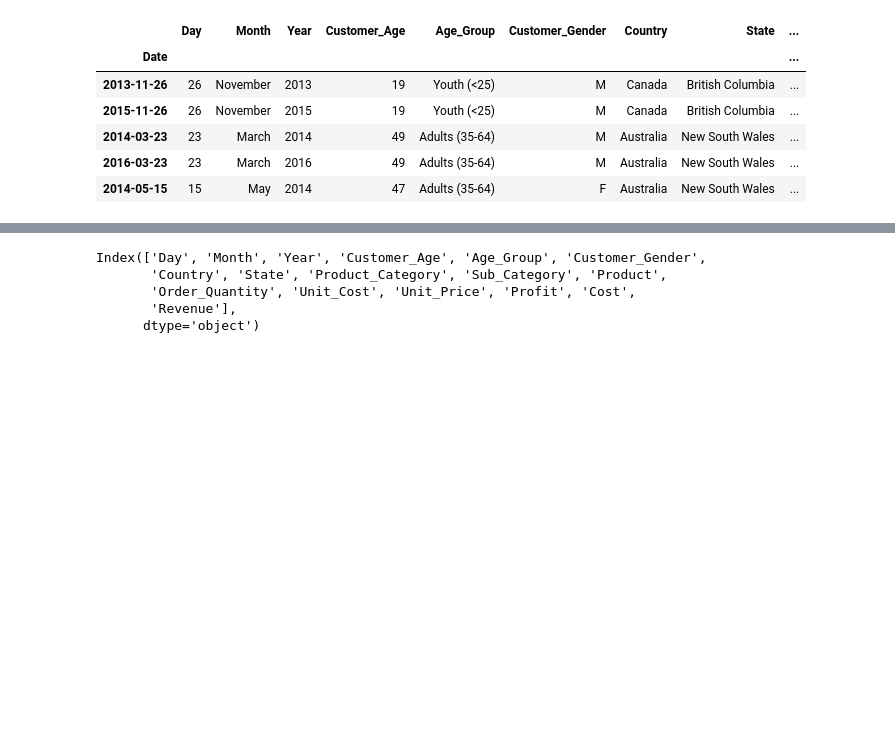
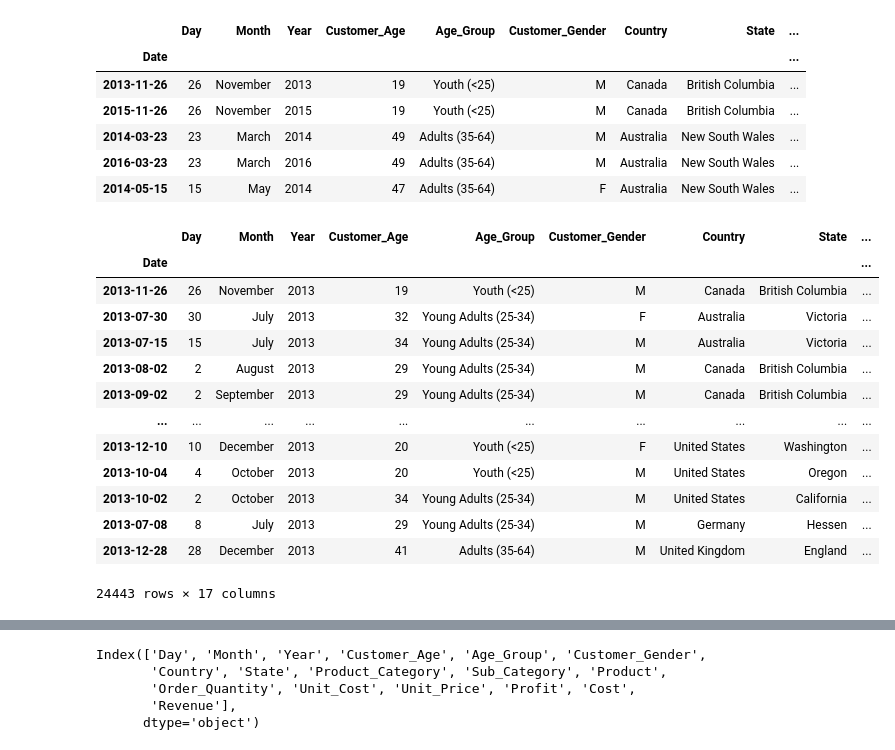
Before and after one commit to StefanLundberg77/ai_engineering_stefan_lundberg, a Jupyter notebook: code-alongs/a1_repetition/bike_sales_EDA.ipynb, the cells around one changed output, grey strips where cells are left out. Drawn from its saved outputs; the diff is of its cells as text; code cells hidden in the pictures; blank space fills up the shorter version.

```diff
--- a/code-alongs/a1_repetition/bike_sales_EDA.ipynb
+++ b/code-alongs/a1_repetition/bike_sales_EDA.ipynb
@@ -12,3 +12,20 @@ df.head()  # Display the first few rows of the dataset
 | 2014-03-23 | 23 | March | 2014 | 49 | Adults (35-64) | M | Australia | New South Wales | ... |
 | 2016-03-23 | 23 | March | 2016 | 49 | Adults (35-64) | M | Australia | New South Wales | ... |
 | 2014-05-15 | 15 | May | 2014 | 47 | Adults (35-64) | F | Australia | New South Wales | ... |
+# %%
+df.loc["2013"]
+# %% [output]
+|  | Day | Month | Year | Customer_Age | Age_Group | Customer_Gender | Country | State | ... |
+| Date |  |  |  |  |  |  |  |  | ... |
+| 2013-11-26 | 26 | November | 2013 | 19 | Youth (<25) | M | Canada | British Columbia | ... |
+| 2013-07-30 | 30 | July | 2013 | 32 | Young Adults (25-34) | F | Australia | Victoria | ... |
+| 2013-07-15 | 15 | July | 2013 | 34 | Young Adults (25-34) | M | Australia | Victoria | ... |
+| 2013-08-02 | 2 | August | 2013 | 29 | Young Adults (25-34) | M | Canada | British Columbia | ... |
+| 2013-09-02 | 2 | September | 2013 | 29 | Young Adults (25-34) | M | Canada | British Columbia | ... |
+| ... | ... | ... | ... | ... | ... | ... | ... | ... | ... |
+| 2013-12-10 | 10 | December | 2013 | 20 | Youth (<25) | F | United States | Washington | ... |
+| 2013-10-04 | 4 | October | 2013 | 20 | Youth (<25) | M | United States | Oregon | ... |
+| 2013-10-02 | 2 | October | 2013 | 34 | Young Adults (25-34) | M | United States | California | ... |
+| 2013-07-08 | 8 | July | 2013 | 29 | Young Adults (25-34) | M | Germany | Hessen | ... |
+| 2013-12-28 | 28 | December | 2013 | 41 | Adults (35-64) | M | United Kingdom | England | ... |
+24443 rows × 17 columns
```
Also changed, not shown: parts of 11 cells of this notebook, 2 other files.
